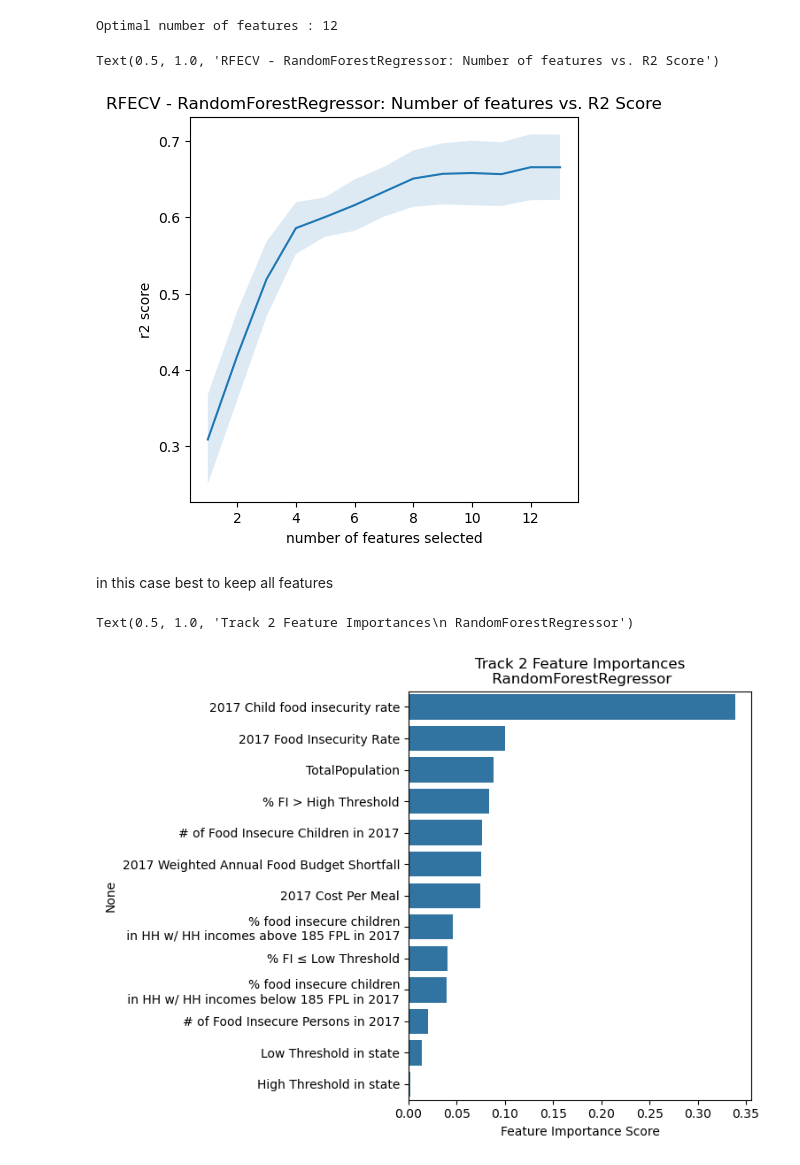
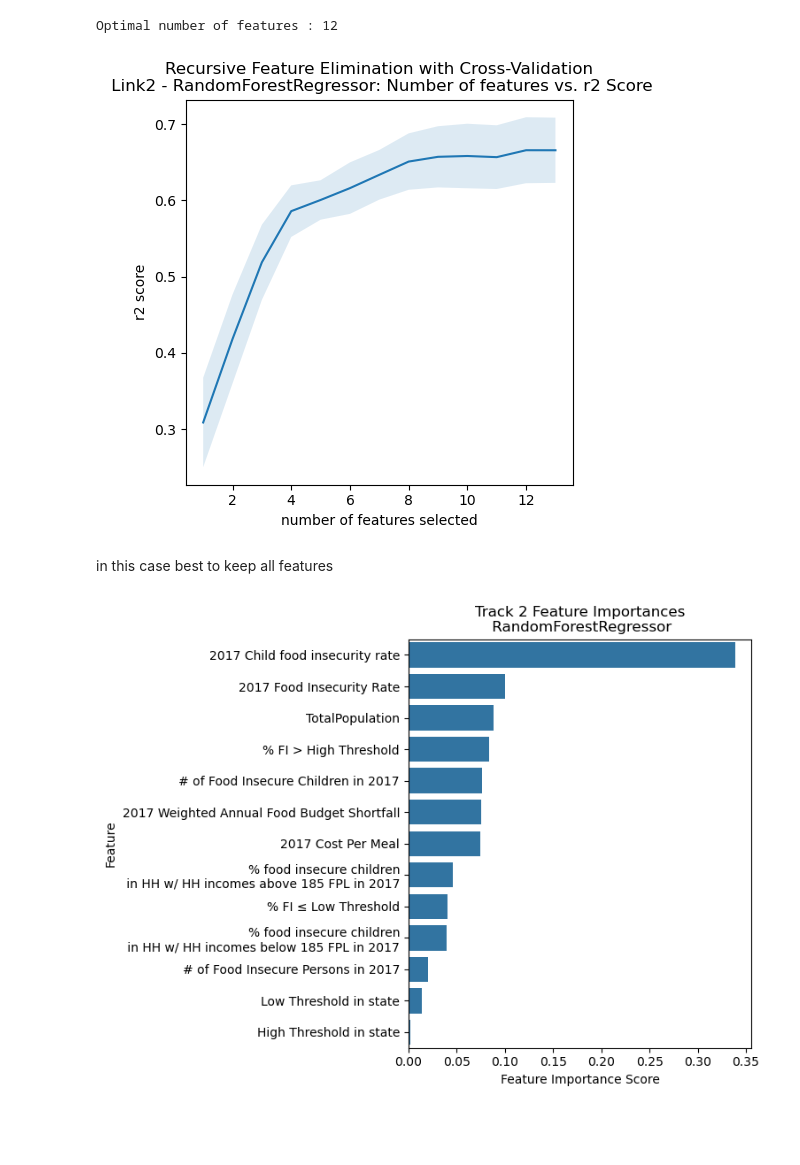
Before and after one commit to liampr-22/CS506-Final-Project, a Jupyter notebook: notebooks/Feature_Selection.ipynb, the cells around one changed output. Cells and saved outputs as stored; diff of their text form; code cells hidden in the pictures; blank space fills up the shorter version.

Commit message:
slight cleanup of figures

```diff
--- a/notebooks/Feature_Selection.ipynb
+++ b/notebooks/Feature_Selection.ipynb
@@ -225,17 +221,18 @@ results = selector.cv_results_
 # %%
 #plot number of features vs score
 n_features = results['n_features']
 mean = results['mean_test_score']
 std = results['std_test_score']
 fig, ax = plt.subplots(figsize=(5, 5))
 ax.plot(n_features, mean)
 ax.fill_between(n_features, mean - std, mean + std, alpha=0.15)
 ax.set_ylabel("r2 score")
 ax.set_xlabel("number of features selected")
-ax.set_title(f"RFECV - RandomForestRegressor: Number of features vs. R2 Score")
+ax.set_title(f"Recursive Feature Elimination with Cross-Validation\n Link2 - RandomForestRegressor: Number of features vs. r2 Score")
+
+fig.savefig('../figures/feature_selection/RFECV_Track2.png', bbox_inches='tight')
 # %% [output]
-Text(0.5, 1.0, 'RFECV - RandomForestRegressor: Number of features vs. R2 Score')
-[figure, old version]
+[figure, new version]
 # %% [markdown]
 in this case best to keep all features
 # %%
@@ -258,10 +255,12 @@ feature_importances.index = feature_importances.index.str.replace('children', 'c
 # %%
 # make a bar graph of feature importances top 10
 n = 5
-plt.figure(figsize=(5, 6))
+fig = plt.figure(figsize=(5, 6))
 sns.barplot(x=feature_importances.values, y=feature_importances.index)
 plt.xlabel("Feature Importance Score")
+plt.ylabel("Feature")
 plt.title(f"Track 2 Feature Importances\n RandomForestRegressor")
+
+fig.savefig('../figures/feature_selection/Feature_Importances_Track2.png', bbox_inches='tight')
 # %% [output]
-Text(0.5, 1.0, 'Track 2 Feature Importances\n RandomForestRegressor')
-[figure, old version]
+[figure, new version]
```
Also changed, not shown: parts of 2 cells of this notebook, 2 other files.
